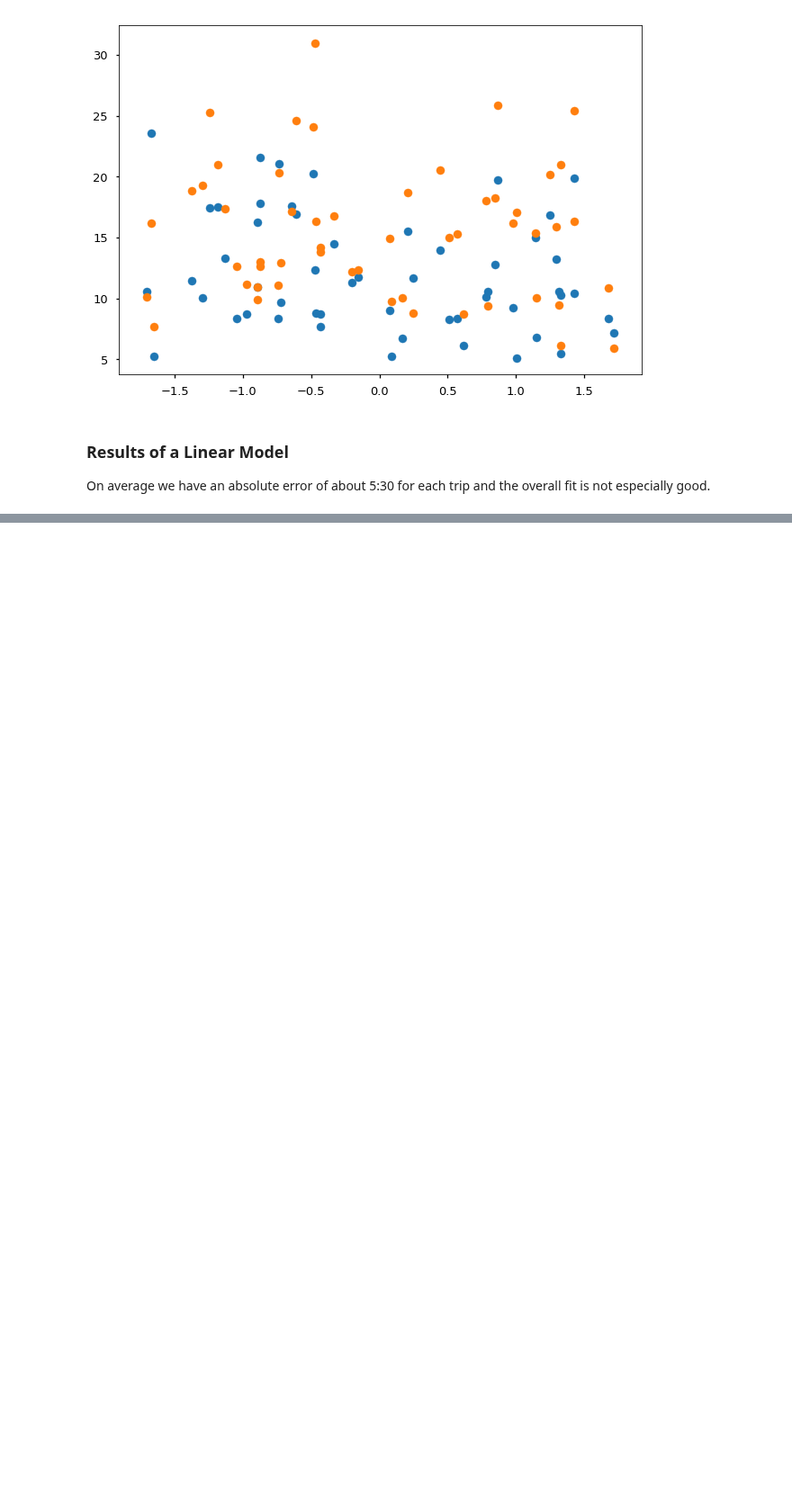
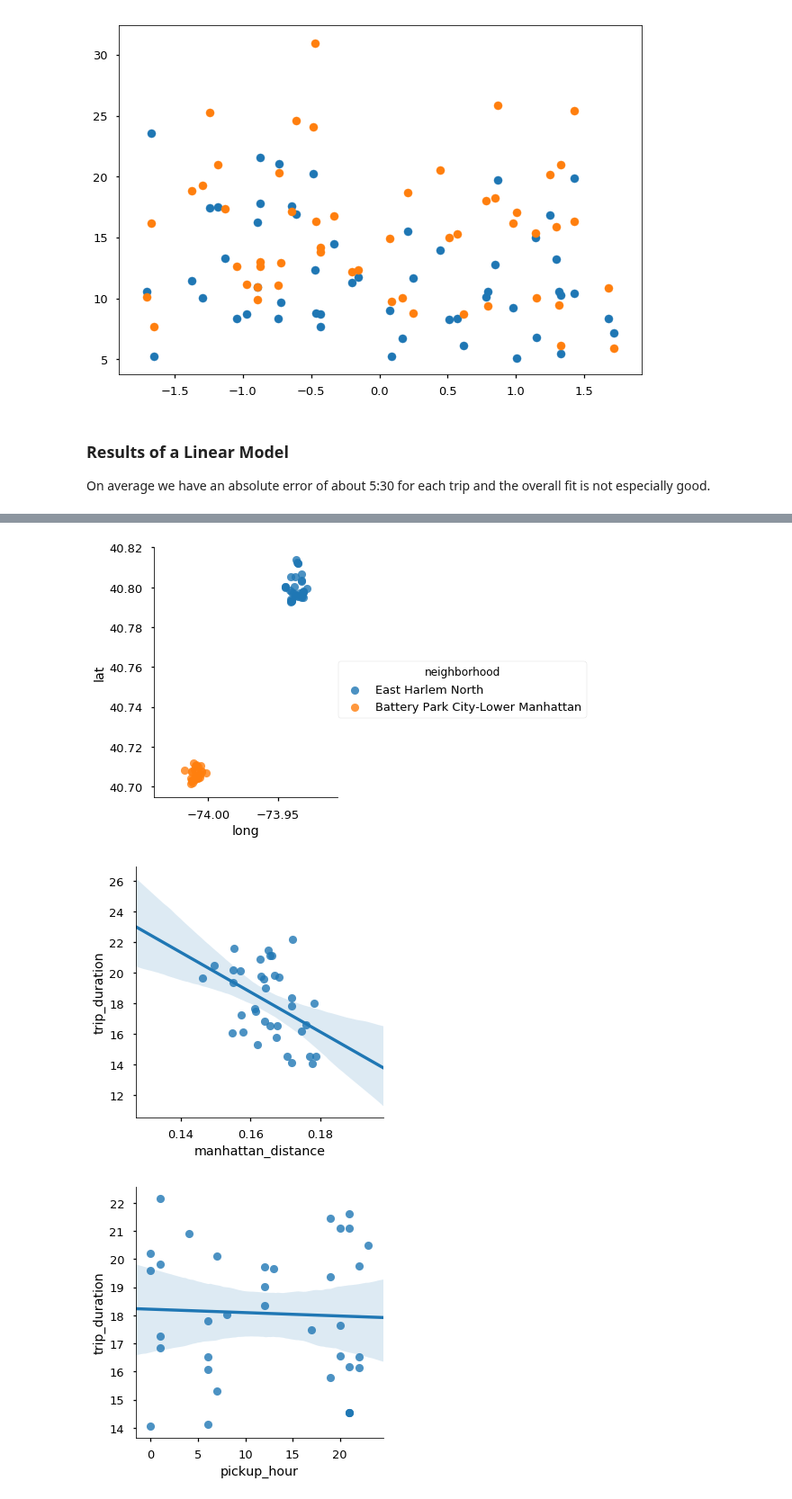
Before and after one commit to colby-j-wise/Probabilistic_Programming, a Jupyter notebook: FinalProject.ipynb, the cells around one changed output, grey strips where cells are left out. Shown at 90% size. Saved outputs shown, nothing was run; the diff lists cells and outputs as text; code cells hidden in the pictures; blank space fills up the shorter version.

```diff
--- a/FinalProject.ipynb
+++ b/FinalProject.ipynb
@@ -114,0 +131,4 @@ On average we have an absolute error of about 5:30 for each trip and the overall
+# %%
+harlem_to_bat_park = data.get_neighborhood_to_neighborhood("East Harlem North", "Battery Park City-Lower Manhattan", manhattan)
+bat_park_to_harlem = data.get_neighborhood_to_neighborhood("Battery Park City-Lower Manhattan", "East Harlem North", manhattan)
+harlem_bat_park = pd.concat([harlem_to_bat_park, bat_park_to_harlem])
@@ -114,0 +154,27 @@ On average we have an absolute error of about 5:30 for each trip and the overall
+# %%
+indicator_cols = ["pickup_latitude",
+                  "pickup_longitude",
+                  "dropoff_latitude",
+                  "dropoff_longitude",
+                  "manhattan_distance",
+                  "pickup_hour",
+                  "pickup_timestamp"]
+
+
+y_cols = ["trip_duration"]
+
+x_train, y_train, x_test, y_test = data.train_test_split(harlem_bat_park,
+                                                         0.1,
+                                                         indicator_cols,
+                                                         y_cols)
+x_train_standardized = data.standardize_cols(x_train)
+x_test_standardized = data.standardize_cols(x_test)
+
+visualizations.visualize_by_borough(harlem_bat_park)
+sns.lmplot(x="manhattan_distance", y="trip_duration", data=harlem_bat_park)
+sns.lmplot(x="pickup_hour", y="trip_duration", data=harlem_bat_park)
+plt.show()
+# %% [output]
+[figure, added]
+[figure, added]
+[figure, added]
```
Also changed, not shown: parts of 14 cells of this notebook, 1 other file.
